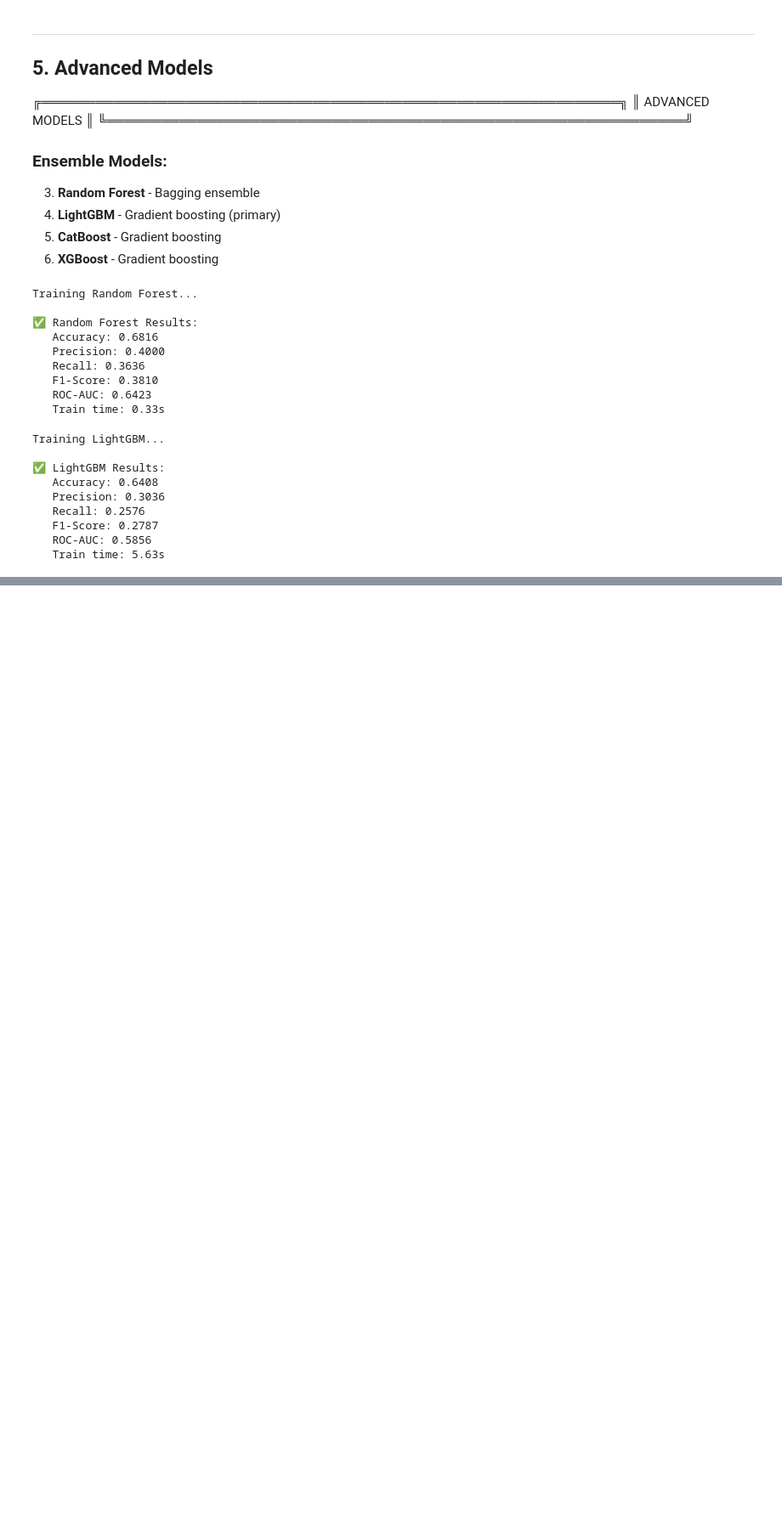
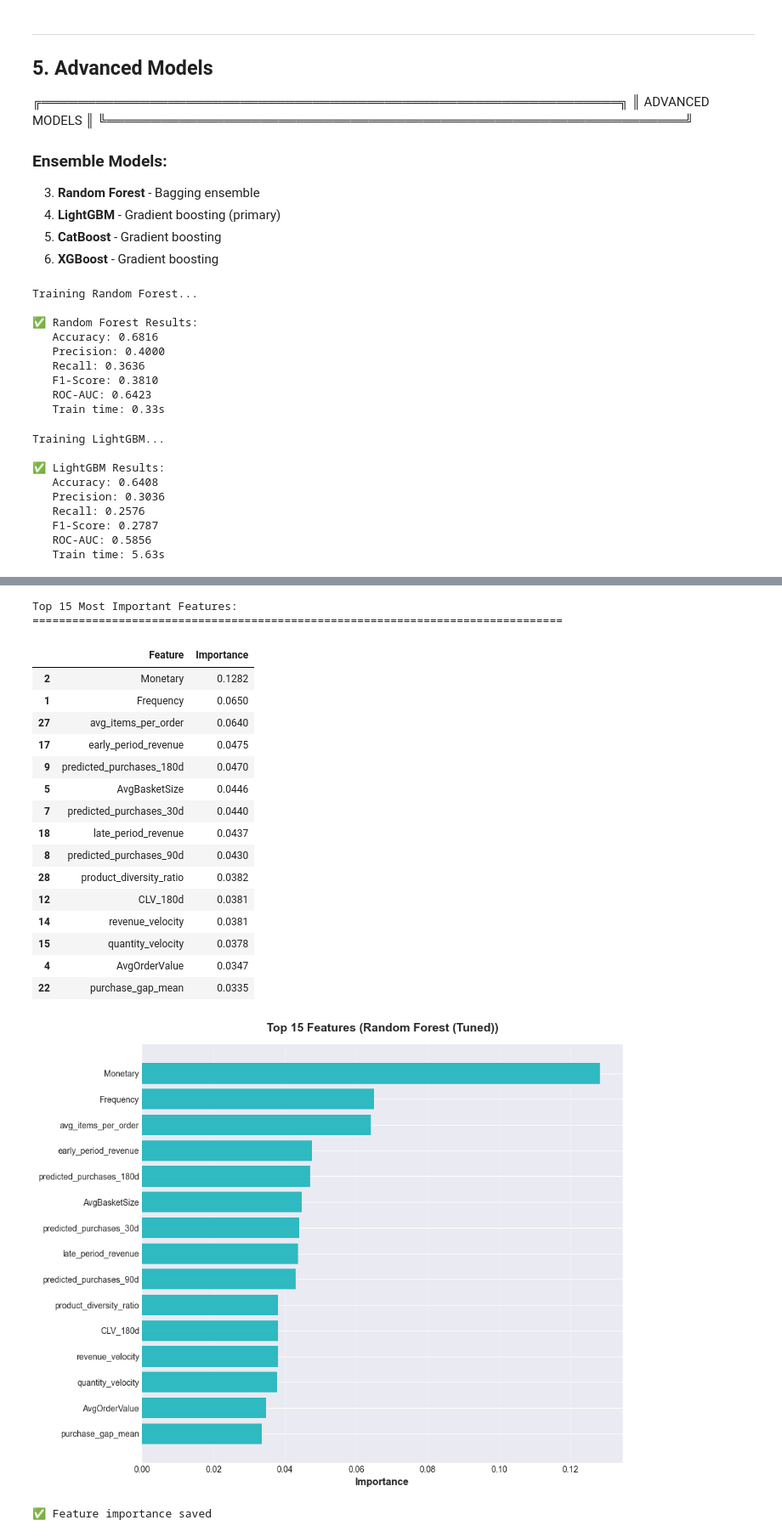
Before and after one commit to HarpinderC/ML-Business-Intelligence, a Jupyter notebook: customer-retention-analysis/notebooks/04_churn_modeling.ipynb, the cells around one changed output, grey strips where cells are left out. Shown at 85% size. Drawn from its saved outputs; the diff is of its cells as text; code cells hidden in the pictures; blank space fills up the shorter version.

```diff
--- a/customer-retention-analysis/notebooks/04_churn_modeling.ipynb
+++ b/customer-retention-analysis/notebooks/04_churn_modeling.ipynb
@@ -441,0 +625,13 @@ Training LightGBM...
+# %%
+# ┌────────────────────────────────────────────────────────────┐
+# │ Select Top 2 Models for Tuning                            │
+# └────────────────────────────────────────────────────────────┘
+
+# Get top 2 by ROC-AUC
+top_2_models = comparison_df.head(2)['Model'].tolist()
+
+print("Top 2 Models for Hyperparameter Tuning:")
+print("="*80)
+for i, model_name in enumerate(top_2_models, 1):
+    score = comparison_df[comparison_df['Model'] == model_name]['ROC-AUC'].iloc[0]
+    print(f"  {i}. {model_name} (ROC-AUC: {score:.4f})")
@@ -441,0 +799,55 @@ Training LightGBM...
+# %%
+# ┌────────────────────────────────────────────────────────────┐
+# │ Feature Importance (if available)                         │
+# └────────────────────────────────────────────────────────────┘
+
+if hasattr(final_model, 'feature_importances_'):
+    # Get feature importance
+    importance_df = pd.DataFrame({
+        'Feature': X.columns,
+        'Importance': final_model.feature_importances_
+    }).sort_values('Importance', ascending=False)
+
+    print("\nTop 15 Most Important Features:")
+    print("="*80)
+    display(importance_df.head(15))
+
+    # Visualize
+    fig, ax = plt.subplots(figsize=(10, 8))
+    top_features = importance_df.head(15)
+    ax.barh(range(len(top_features)), top_features['Importance'], color='#00ADB5', alpha=0.8)
+    ax.set_yticks(range(len(top_features)))
+    ax.set_yticklabels(top_features['Feature'])
+    ax.set_xlabel('Importance', fontsize=12, fontweight='bold')
+    ax.set_title(f'Top 15 Features ({final_results["model_name"]})', fontsize=14, fontweight='bold', pad=15)
+    ax.invert_yaxis()
+    ax.grid(axis='x', alpha=0.3)
+
+    plt.tight_layout()
+    plt.savefig(DIR_FIGURES / '24_feature_importance.png', dpi=300, bbox_inches='tight')
+    plt.show()
+
+    # Save
+    importance_df.to_csv(DIR_RESULTS / 'outputs' / 'model_feature_importance.csv', index=False)
+    print("\n✅ Feature importance saved")
+# %% [output]
+Top 15 Most Important Features:
+================================================================================
+|  | Feature | Importance |
+| 2 | Monetary | 0.1282 |
+| 1 | Frequency | 0.0650 |
+| 27 | avg_items_per_order | 0.0640 |
+| 17 | early_period_revenue | 0.0475 |
+| 9 | predicted_purchases_180d | 0.0470 |
+| 5 | AvgBasketSize | 0.0446 |
+| 7 | predicted_purchases_30d | 0.0440 |
+| 18 | late_period_revenue | 0.0437 |
+| 8 | predicted_purchases_90d | 0.0430 |
+| 28 | product_diversity_ratio | 0.0382 |
+| 12 | CLV_180d | 0.0381 |
+| 14 | revenue_velocity | 0.0381 |
+| 15 | quantity_velocity | 0.0378 |
+| 4 | AvgOrderValue | 0.0347 |
+| 22 | purchase_gap_mean | 0.0335 |
+[figure, added]
+✅ Feature importance saved
```
Also changed, not shown: parts of 15 cells of this notebook, 5 other files.
